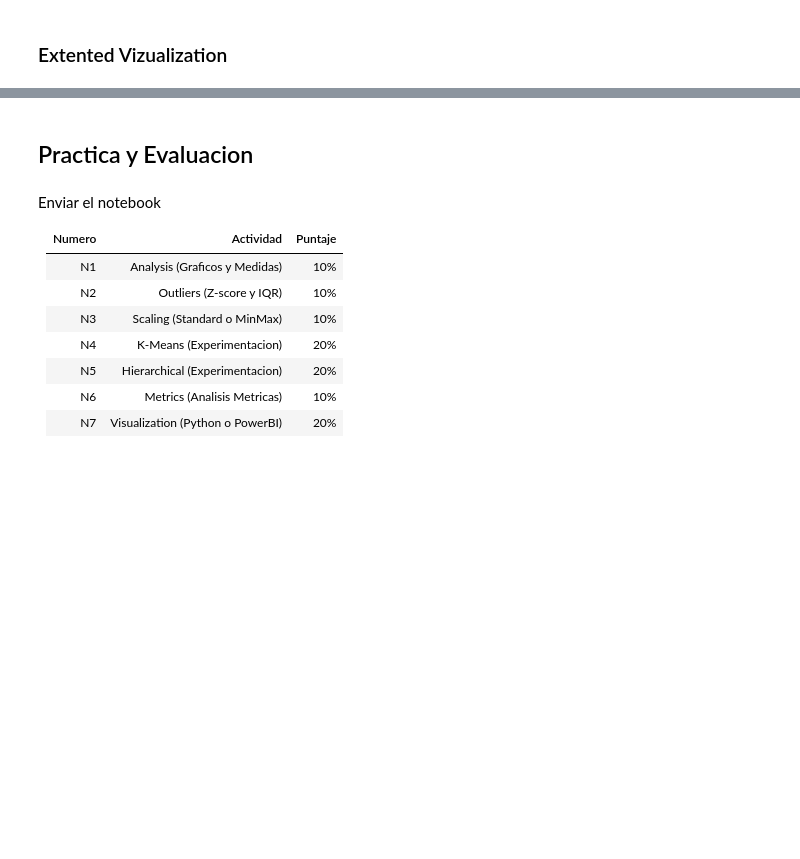
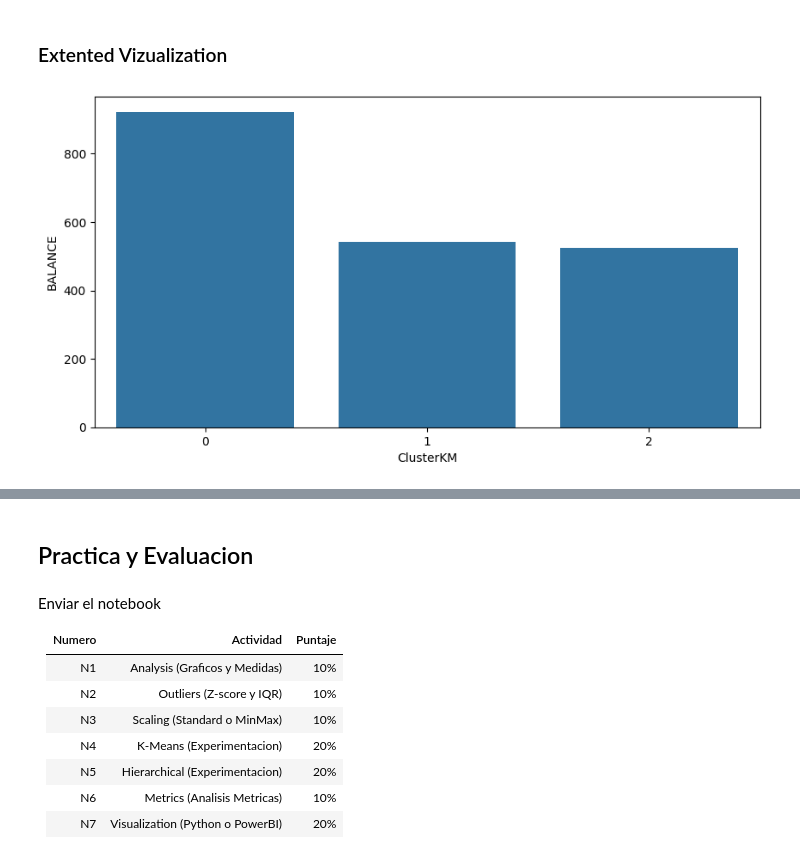
Before and after one commit to ptoledoc7/Prueba, a Jupyter notebook: Practica_2_Pablito_Toledo.ipynb, the cells around one changed output, grey strips where cells are left out. Drawn from its saved outputs; the diff is of its cells as text; code cells hidden in the pictures; blank space fills up the shorter version.

```diff
--- a/Practica_2_Pablito_Toledo.ipynb
+++ b/Practica_2_Pablito_Toledo.ipynb
@@ -1020,3 +1020,16 @@ hc_med
 ### Extented Vizualization
 # %%
 # generar graficos analiticos de los clusters en Python o en Power BI
+# %%
+def plot_categorical(data, cat_var, num_var):
+    plt.figure(figsize=(10,5))
+
+    sns.barplot(data=data, x=cat_var, y=num_var)
+
+    plt.xlabel(cat_var)
+    plt.ylabel(num_var)
+    plt.show()
+# %%
+plot_categorical(km_med, 'ClusterKM', 'BALANCE')
+# %% [output]
+[figure, added]
```
Also changed, not shown: parts of 2 cells of this notebook.
